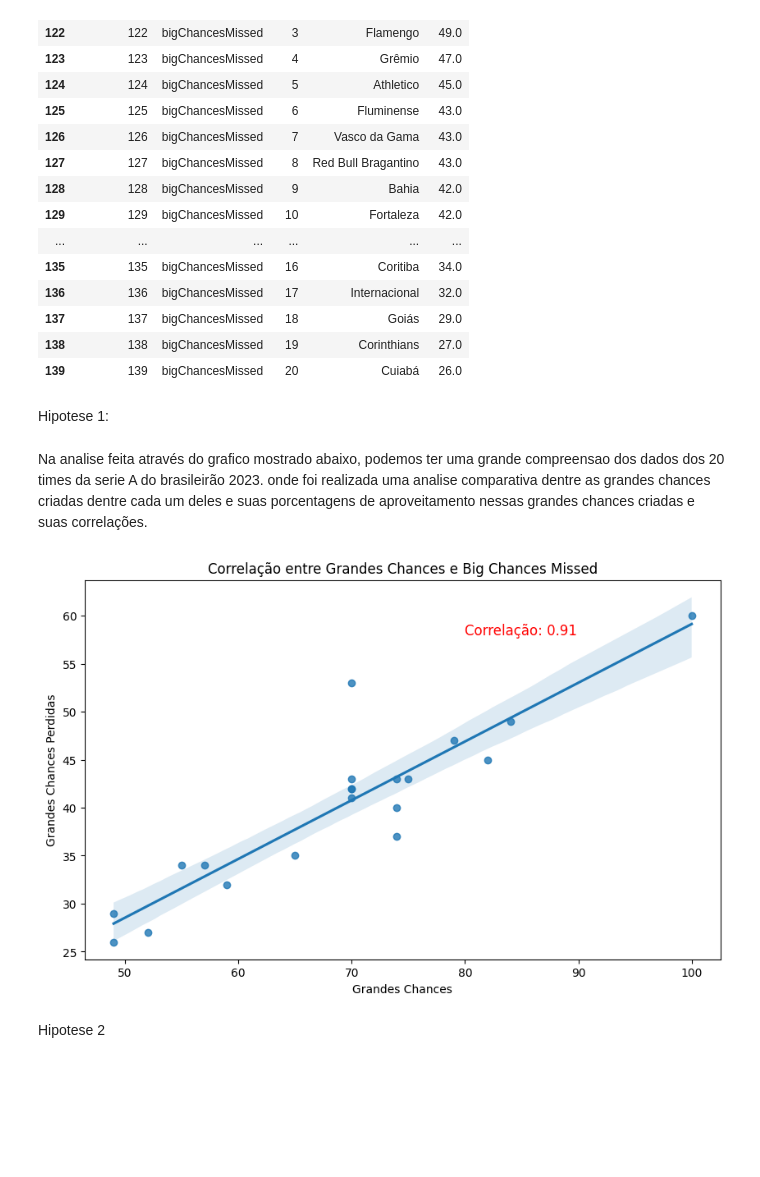
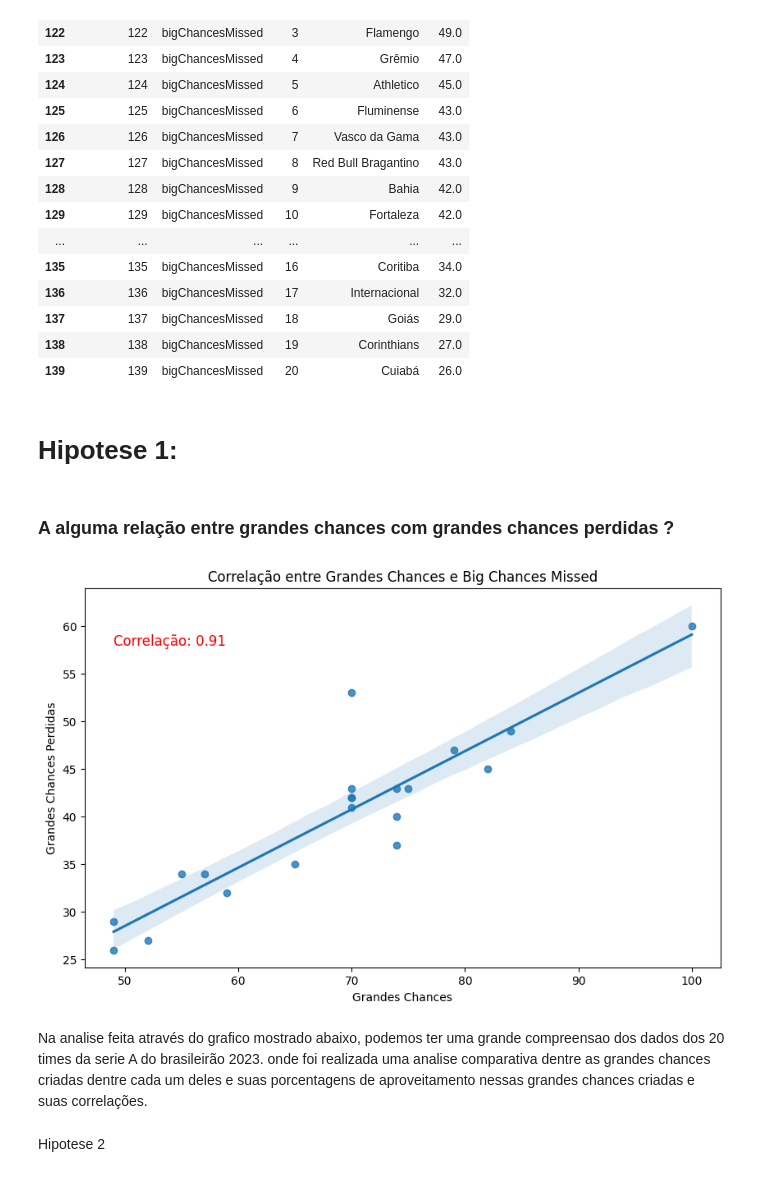
Before and after one commit to JonasCGN/Analise-Futebol-Trabalho-01, a Jupyter notebook: analise.ipynb, the cells around one changed output. Saved outputs shown, nothing was run; the diff lists cells and outputs as text; code cells hidden in the pictures; blank space fills up the shorter version.

```diff
--- a/analise.ipynb
+++ b/analise.ipynb
@@ -64,6 +64,28 @@ times[times['statistics'] == 'bigChancesMissed']
 | 137 | 137 | bigChancesMissed | 18 | Goiás | 29.0 |
 | 138 | 138 | bigChancesMissed | 19 | Corinthians | 27.0 |
 | 139 | 139 | bigChancesMissed | 20 | Cuiabá | 26.0 |
-# %% [markdown]
-Hipotese 1:
+# %% [markdown]
+# Hipotese 1:
+# %% [markdown]
+### A alguma relação entre grandes chances com grandes chances perdidas ?
+# %%
+pivoted_times = times.pivot_table(index='time', columns='statistics', values='valor').reset_index()
+
+correlation = pivoted_times['bigChances'].corr(pivoted_times['bigChancesMissed'])
+
+# Criar o gráfico de dispersão com linha de regressão
+plt.figure(figsize=(10, 6))
+sns.regplot(x='bigChances', y='bigChancesMissed', data=pivoted_times)
+
+# Adicionar título e rótulos aos eixos
+plt.title('Correlação entre Grandes Chances e Big Chances Missed')
+plt.xlabel('Grandes Chances')
+plt.ylabel('Grandes Chances Perdidas')
+
+plt.text(min(pivoted_times['bigChances']), max(pivoted_times['bigChancesMissed']) - 2, f'Correlação: {correlation:.2f}', fontsize=12, color='red')
+
+
+plt.show()
+# %% [output]
+[figure, added]
 # %% [markdown]
@@ -70,22 +93,2 @@ Hipotese 1:
 Na analise feita através do grafico mostrado abaixo, podemos ter uma grande compreensao dos dados dos 20 times da serie A do brasileirão 2023.
 onde foi realizada uma analise comparativa dentre as grandes chances criadas dentre cada um deles e suas porcentagens de aproveitamento nessas grandes chances criadas e suas correlações.
-# %%
-pivoted_times = times.pivot_table(index='time', columns='statistics', values='valor').reset_index()
-
-correlation = pivoted_times['bigChances'].corr(pivoted_times['bigChancesMissed'])
-
-# Criar o gráfico de dispersão com linha de regressão
-plt.figure(figsize=(10, 6))
-sns.regplot(x='bigChances', y='bigChancesMissed', data=pivoted_times)
-
-# Adicionar título e rótulos aos eixos
-plt.title('Correlação entre Grandes Chances e Big Chances Missed')
-plt.xlabel('Grandes Chances')
-plt.ylabel('Grandes Chances Perdidas')
-
-plt.text(max(pivoted_times['bigChances']) - 20, max(pivoted_times['bigChancesMissed']) - 2, f'Correlação: {correlation:.2f}', fontsize=12, color='red')
-
-
-plt.show()
-# %% [output]
-[figure, removed]
```
Also changed, not shown: parts of 5 cells of this notebook.
